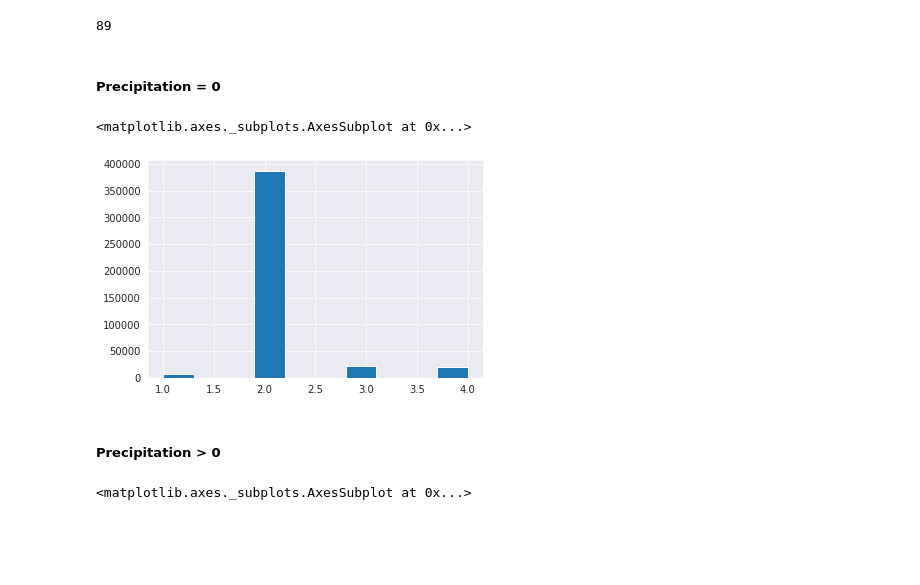
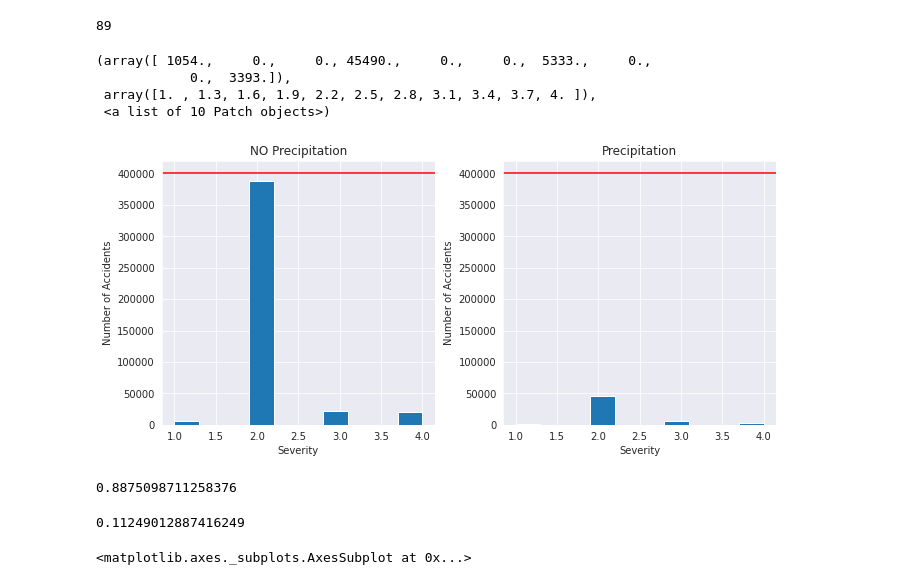
Before and after one commit to lodi-m/US-Traffic-Accidents-Analysis, a Jupyter notebook: EDA_us_accidents.ipynb, the cells around one changed output. Drawn from its saved outputs; the diff is of its cells as text; code cells hidden in the pictures; blank space fills up the shorter version.

```diff
--- a/EDA_us_accidents.ipynb
+++ b/EDA_us_accidents.ipynb
@@ -474,16 +497,37 @@ For this weather factor, I will compare the two 'categories' of precipitation:
 len(weather_df[weather_df['Precipitation(in)'] > 0]['Precipitation(in)'].unique())
 # %% [output]
 89
-# %% [markdown]
-##### Precipitation = 0
-# %%
-precip_zero = weather_df[weather_df['Precipitation(in)'] == 0].copy()
-precip_zero['Severity'].hist()
-# %% [output]
-<matplotlib.axes._subplots.AxesSubplot at 0x...>
-[figure, removed]
-# %% [markdown]
-##### Precipitation > 0
+# %%
+precip_zero = weather_df[weather_df['Precipitation(in)'] == 0].copy()
+precip_more_zero = weather_df[weather_df['Precipitation(in)'] > 0].copy()
+
+fig, ax = plt.subplots(1, 2, figsize=(10,5))
+fig.tight_layout(pad=3.75)
+plt.setp(ax[:], xlabel='Severity')
+plt.setp(ax[:], ylabel='Number of Accidents')
+
+ax[0].title.set_text('NO Precipitation')
+ax[1].title.set_text('Precipitation')
+
+ax[0].axhline(y=400000, color='r', linestyle='-')
+ax[1].axhline(y=400000, color='r', linestyle='-')
+
+ax[0].hist(precip_zero['Severity'])
+ax[1].hist(precip_more_zero['Severity'])
+# %% [output]
+(array([ 1054.,     0.,     0., 45490.,     0.,     0.,  5333.,     0.,
+            0.,  3393.]),
+ array([1. , 1.3, 1.6, 1.9, 2.2, 2.5, 2.8, 3.1, 3.4, 3.7, 4. ]),
+ <a list of 10 Patch objects>)
+[figure, added]
+# %%
+len(precip_zero) / len(weather_df)
+# %% [output]
+0.8875098711258376
+# %%
+len(precip_more_zero) / len(weather_df)
+# %% [output]
+0.11249012887416249
 # %%
 precip_more_zero = weather_df[weather_df['Precipitation(in)'] > 0].copy()
 precip_more_zero['precip_bins'] = pd.cut(precip_more_zero['Precipitation(in)'], bins=np.arange(0.0, 11.0, 0.5))
```
Also changed, not shown: parts of 7 cells of this notebook.
